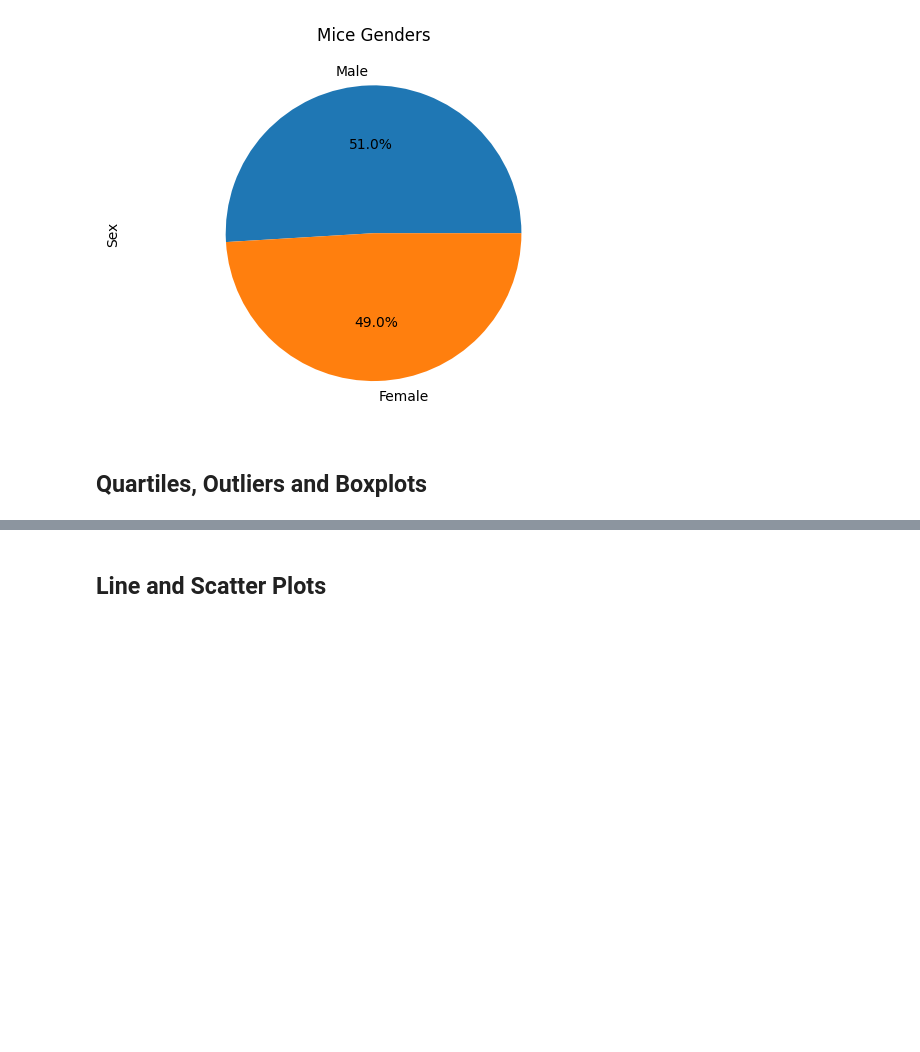
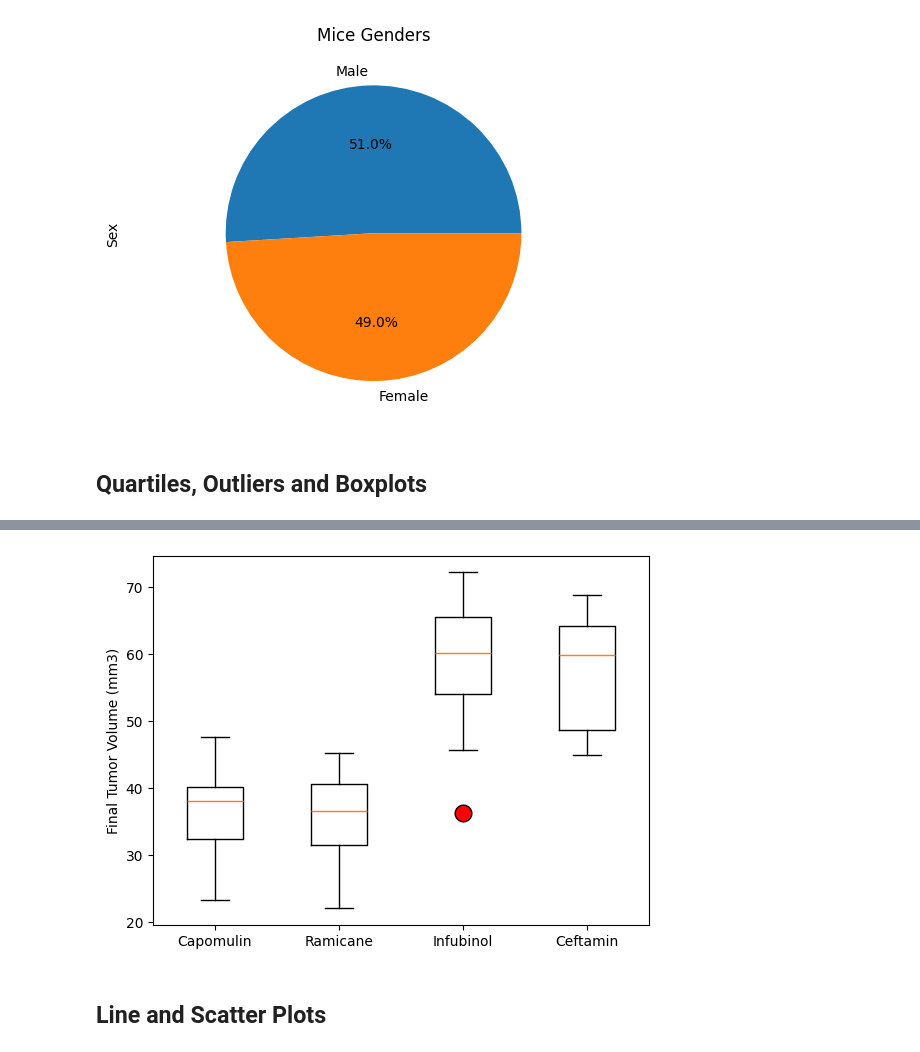
Before and after one commit to CesarLunaJr/Module_5_Challenge, a Jupyter notebook: pymaceuticals_script.ipynb, the cells around one changed output, grey strips where cells are left out. Cells and saved outputs as stored; diff of their text form; code cells hidden in the pictures; blank space fills up the shorter version.

Commit message:
finalupdate

```diff
--- a/pymaceuticals_script.ipynb
+++ b/pymaceuticals_script.ipynb
@@ -257,3 +311,19 @@ Ceftamin's potential outliers: Series([], Name: Tumor Volume (mm3), dtype: float
+# %%
+# Generate a box plot that shows the distrubution of the tumor volume for each treatment group.
+
+Capomulin_tumors = Capomulin_merge["Tumor Volume (mm3)"]
+Ramicane_tumors = Ramicane_merge["Tumor Volume (mm3)"]
+Infubinol_tumors = Infubinol_merge["Tumor Volume (mm3)"]
+Ceftamin_tumors = Ceftamin_merge["Tumor Volume (mm3)"]
+
+tumor_data = [Capomulin_tumors, Ramicane_tumors, Infubinol_tumors, Ceftamin_tumors]
+
+fig1, ax1 = plt.subplots()
+plt.ylabel("Final Tumor Volume (mm3)")
+ax1.boxplot(tumor_data, tick_labels=treatment_list, flierprops={'markerfacecolor':'red', 'marker':'o', 'markersize' : '12'})
+plt.show()
+# %% [output]
+[figure, added]
 # %% [markdown]
 ## Line and Scatter Plots
 # %%
```
Also changed, not shown: parts of 11 cells of this notebook, 1 other file.
